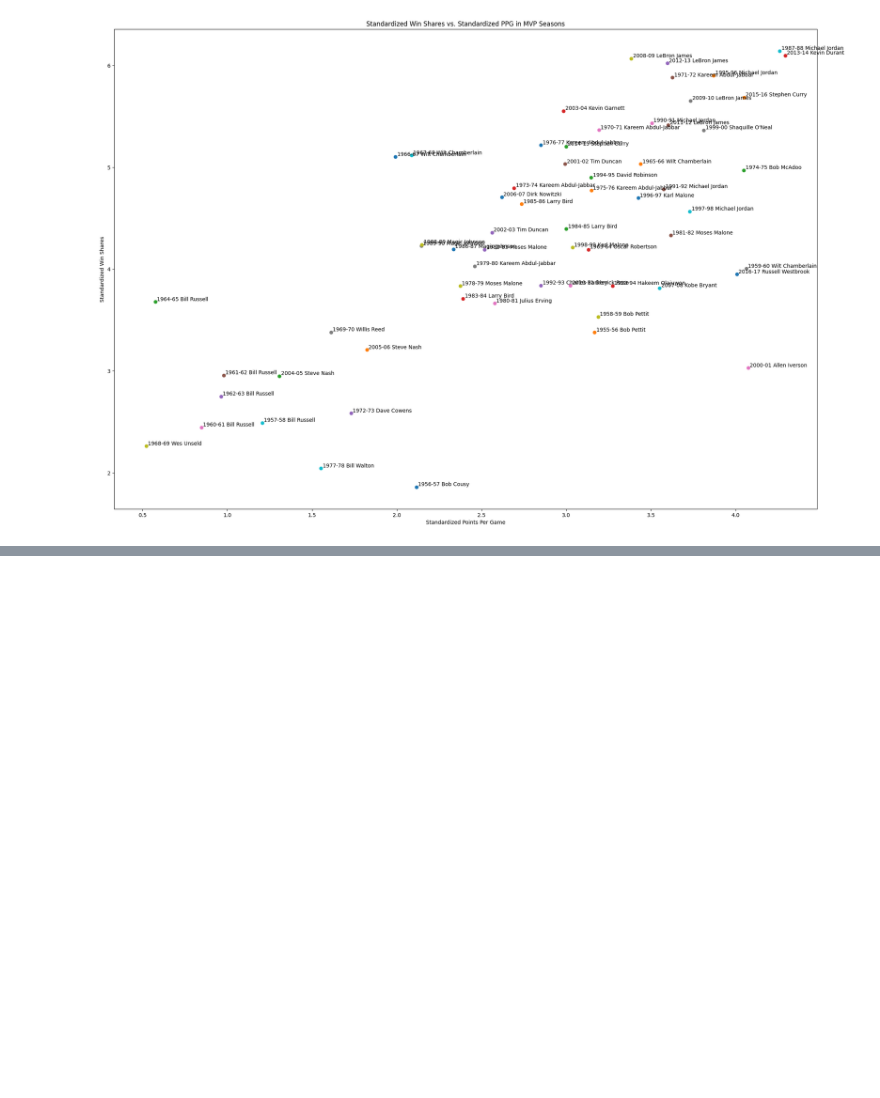
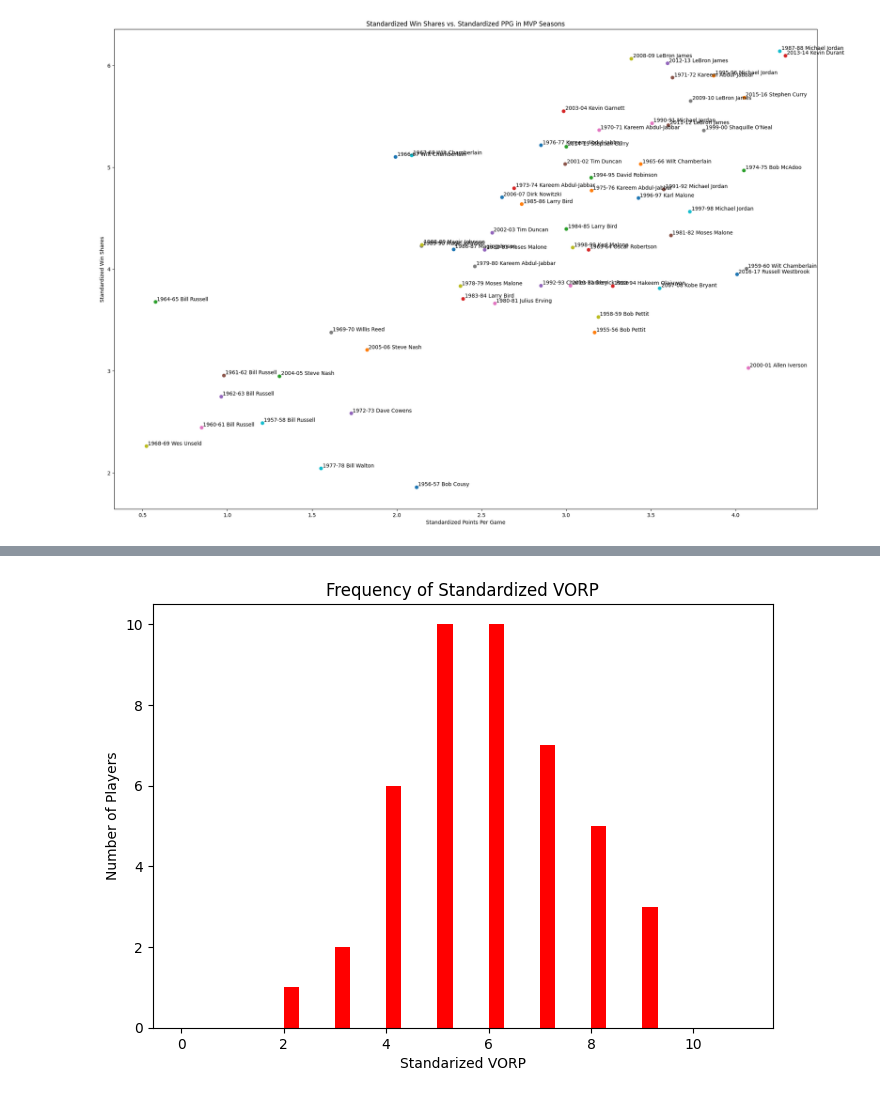
Before and after one commit to sash-wat/cmsc320final, a Jupyter notebook: project.ipynb, the cells around one changed output, grey strips where cells are left out. Saved outputs shown, nothing was run; the diff lists cells and outputs as text; code cells hidden in the pictures; blank space fills up the shorter version.

```diff
--- a/project.ipynb
+++ b/project.ipynb
@@ -296,0 +294,8 @@ No artists with labels found to put in legend.  Note that artists whose label st
+# %%
+plt.hist(np.ceil(vorp), bins=np.arange(12), color='red', width=0.3)
+plt.title('Frequency of Standardized VORP')
+plt.ylabel('Number of Players')
+plt.xlabel('Standarized VORP')
+plt.show()
+# %% [output]
+[figure, added]
```
Also changed, not shown: parts of 5 cells of this notebook, 1 other file.
